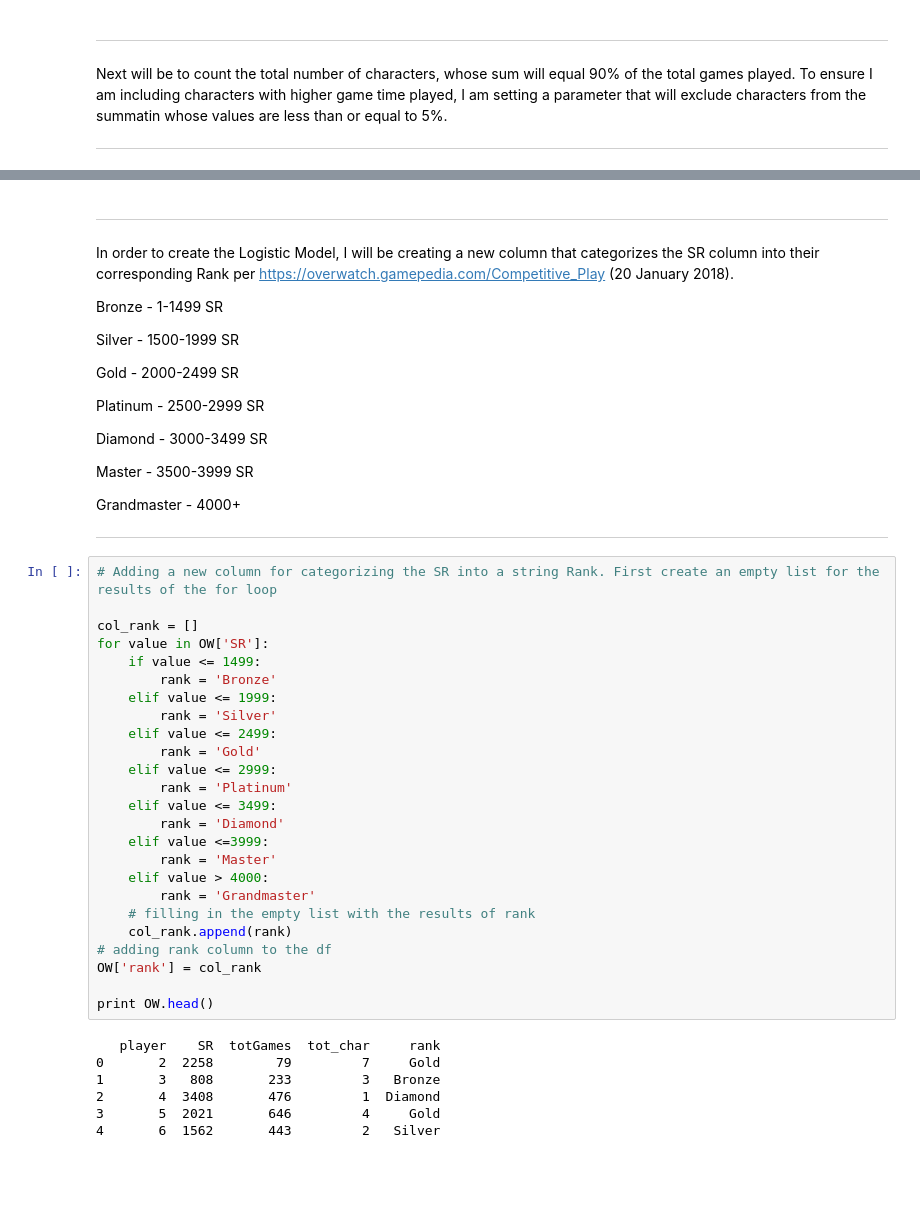
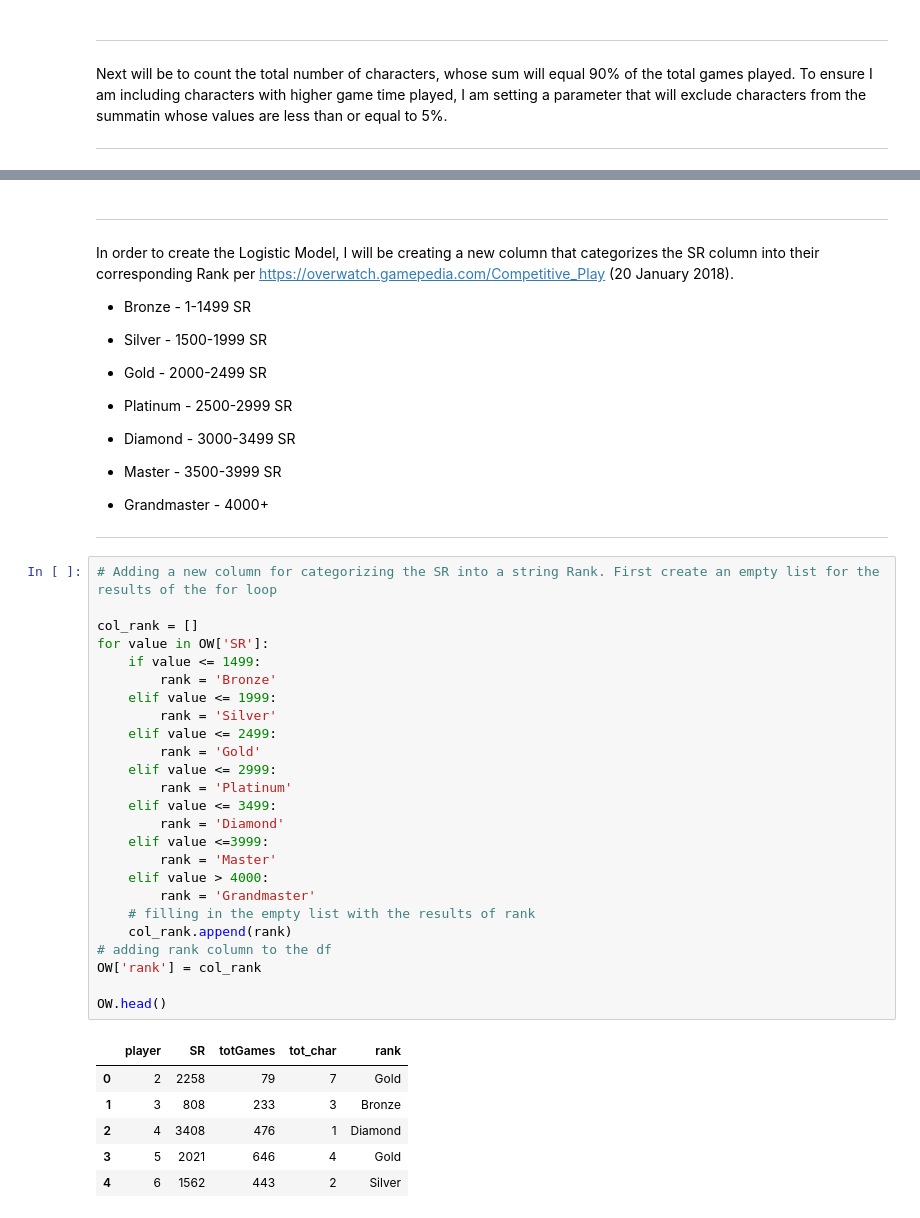
Before and after one commit to gaaliciA1990/OverwatchRankingsProject, a Jupyter notebook: Overwatch Project - First Draft.ipynb, the cells around one changed output, grey strips where cells are left out. Saved outputs shown, nothing was run; the diff lists cells and outputs as text; blank space fills up the shorter version.

```diff
--- a/Overwatch Project - First Draft.ipynb
+++ b/Overwatch Project - First Draft.ipynb
@@ -194,51 +339,51 @@ OW.head()
 ---
 In order to create the Logistic Model, I will be creating a new column that categorizes the SR column into their corresponding Rank per https://overwatch.gamepedia.com/Competitive_Play (20 January 2018).
 
-Bronze - 1-1499 SR
+* Bronze - 1-1499 SR
 
-Silver - 1500-1999 SR
+* Silver - 1500-1999 SR
 
-Gold - 2000-2499 SR
+* Gold - 2000-2499 SR
 
-Platinum - 2500-2999 SR
+* Platinum - 2500-2999 SR
 
-Diamond - 3000-3499 SR
+* Diamond - 3000-3499 SR
 
-Master - 3500-3999 SR
+* Master - 3500-3999 SR
 
-Grandmaster - 4000+
+* Grandmaster - 4000+
 
 
 ---
 # %%
 # Adding a new column for categorizing the SR into a string Rank. First create an empty list for the results of the for loop
 
 col_rank = []
 for value in OW['SR']:
     if value <= 1499:
         rank = 'Bronze'
     elif value <= 1999:
         rank = 'Silver'
     elif value <= 2499:
         rank = 'Gold'
     elif value <= 2999:
         rank = 'Platinum'
     elif value <= 3499:
         rank = 'Diamond'
     elif value <=3999:
         rank = 'Master'
     elif value > 4000:
         rank = 'Grandmaster'
     # filling in the empty list with the results of rank
     col_rank.append(rank)
 # adding rank column to the df
 OW['rank'] = col_rank
 
-print OW.head()
+OW.head()
 # %% [output]
-   player    SR  totGames  tot_char     rank
-0       2  2258        79         7     Gold
-1       3   808       233         3   Bronze
-2       4  3408       476         1  Diamond
-3       5  2021       646         4     Gold
-4       6  1562       443         2   Silver
+|  | player | SR | totGames | tot_char | rank |
+| 0 | 2 | 2258 | 79 | 7 | Gold |
+| 1 | 3 | 808 | 233 | 3 | Bronze |
+| 2 | 4 | 3408 | 476 | 1 | Diamond |
+| 3 | 5 | 2021 | 646 | 4 | Gold |
+| 4 | 6 | 1562 | 443 | 2 | Silver |
```
Also changed, not shown: parts of 11 cells of this notebook.
